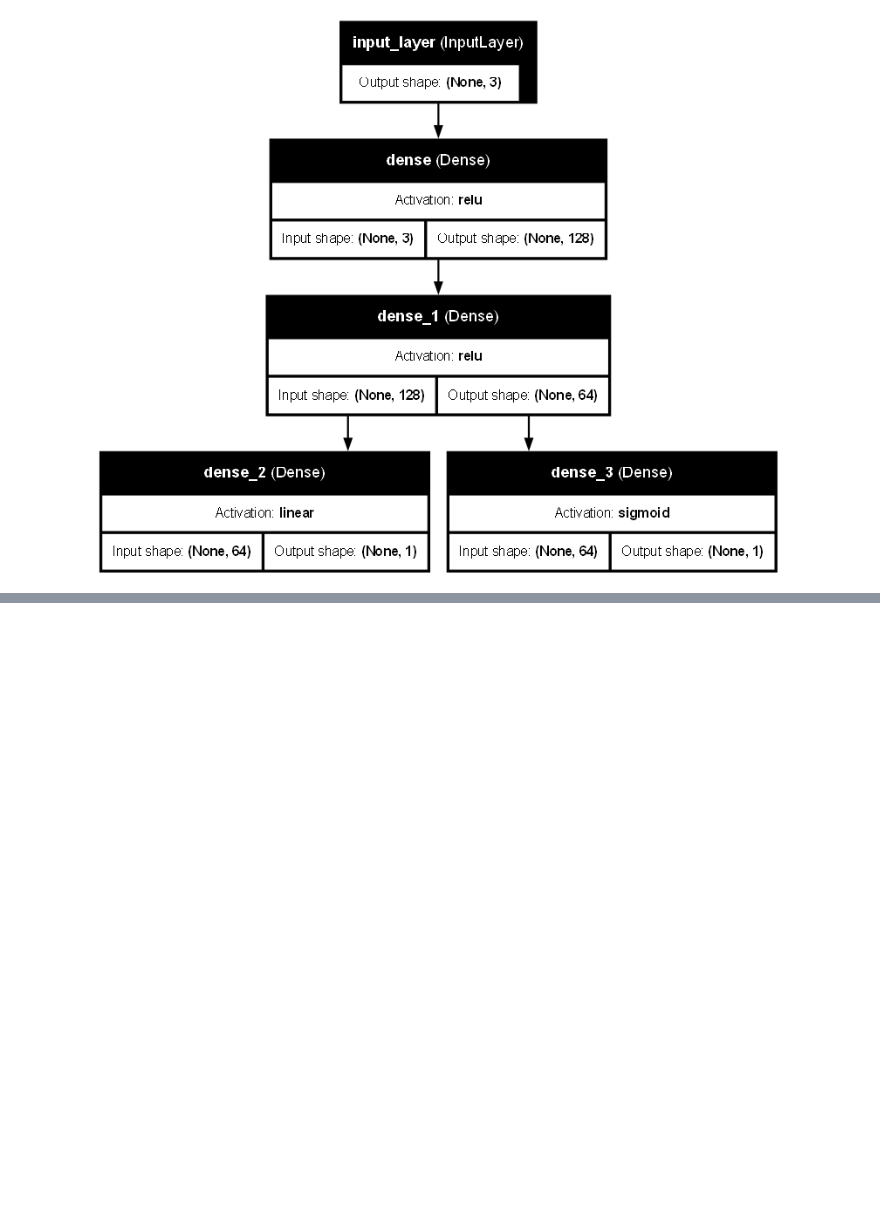
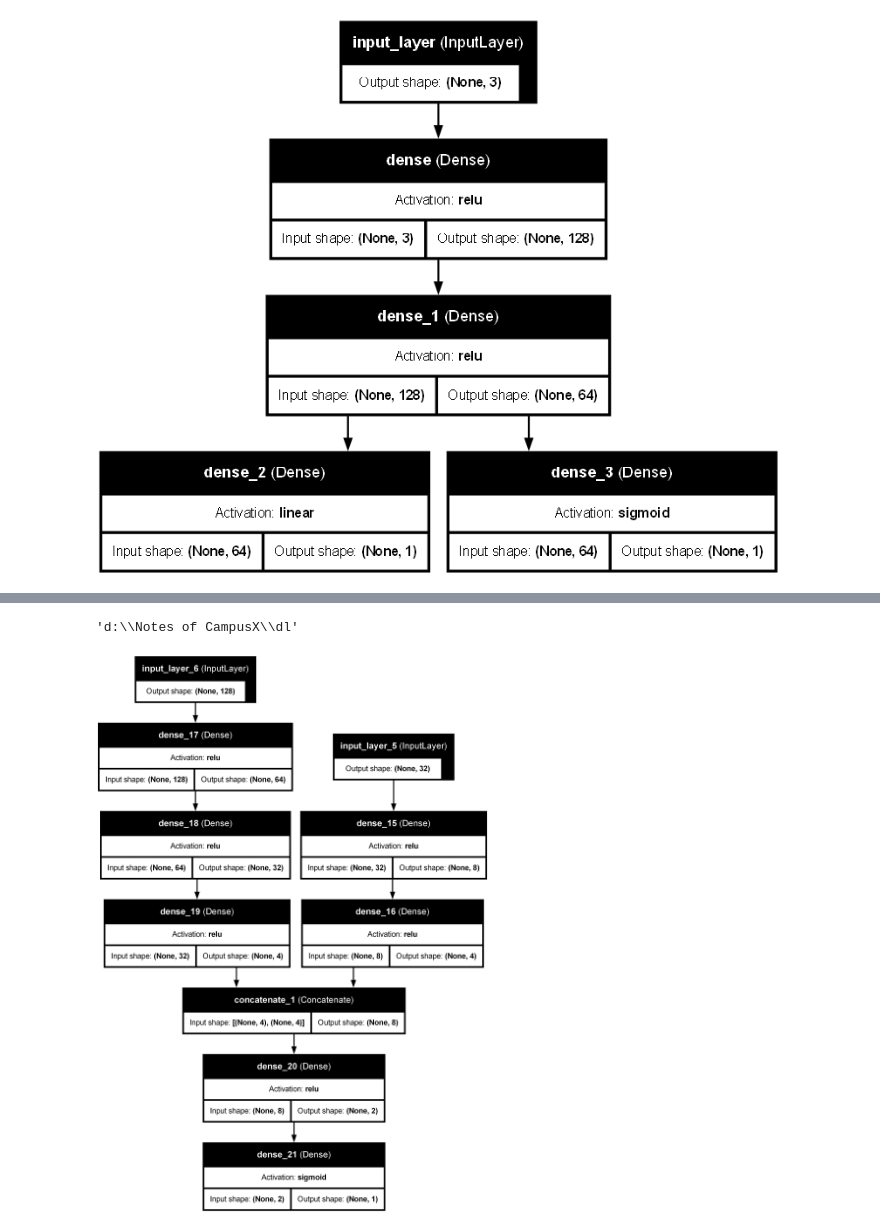
Before and after one commit to Nukesh2056/DLML-Implements, a Jupyter notebook: dl/Day_54-Functional-API.ipynb, the cells around one changed output, grey strips where cells are left out. Drawn from its saved outputs; the diff is of its cells as text; code cells hidden in the pictures; blank space fills up the shorter version.

Commit message:
added fucntional API call for multiple inputs - Day54 file

```diff
--- a/dl/Day_54-Functional-API.ipynb
+++ b/dl/Day_54-Functional-API.ipynb
@@ -42,0 +45,30 @@ plot_model(model,show_shapes=True, show_layer_names=True, show_layer_activations
+# %%
+import os
+curr_dir = os.getcwd()
+curr_dir
+# %% [output]
+'d:\\Notes of CampusX\\dl'
+# %%
+# Inputs
+input1 = Input(shape= (32,))
+input2 = Input(shape= (128,))
+
+# Branch 1
+I1D1 = Dense(8, activation='relu')(input1)
+I1D2 = Dense(4, activation='relu')(I1D1)
+
+# Branch 2
+I2D1 = Dense(64, activation='relu')(input2)
+I2D2 = Dense(32, activation='relu')(I2D1)
+I2D3 = Dense(4, activation='relu')(I2D2)
+# %%
+combine_branch = concatenate([I1D2, I2D3]) # Concatenate outputs of each branch
+# %%
+z = Dense(2, activation='relu')(combine_branch)
+z1 = Dense(1, activation='sigmoid')(z)
+# %%
+model = Model(inputs=[input1, input2], outputs=z1)
+# %%
+plot_model(model,show_shapes=True,to_file= f'{curr_dir}/Dataset/output_images/two_input_architecture.png', show_layer_names=True, show_layer_activations=True, rankdir='TB', expand_nested=True, dpi = 300)
+# %% [output]
+[figure, added]
```
Also changed, not shown: parts of 1 cell of this notebook, 1 other file.
